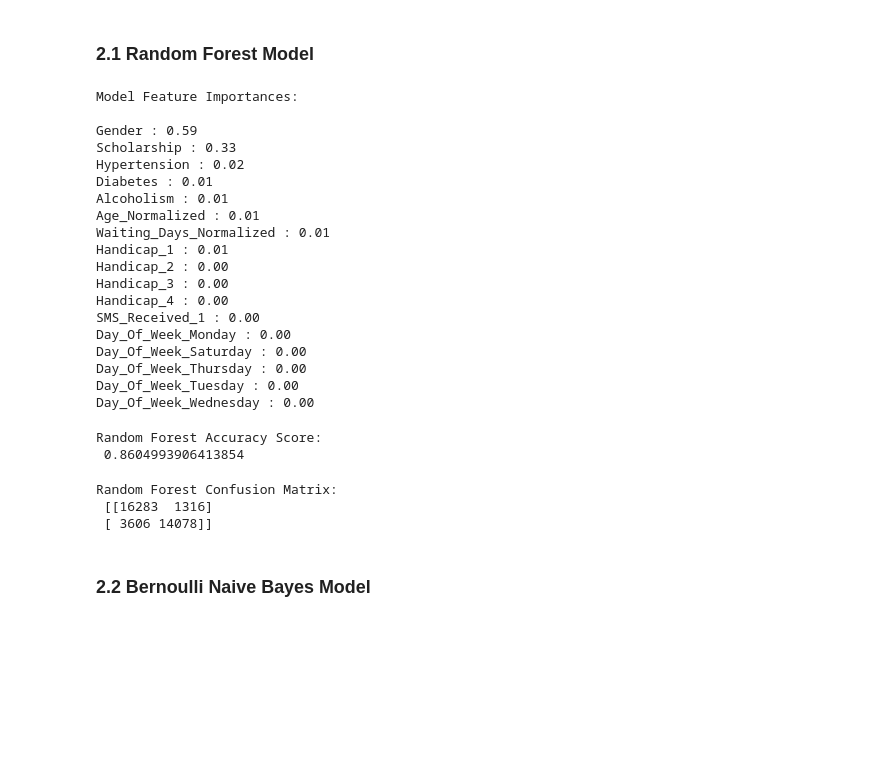
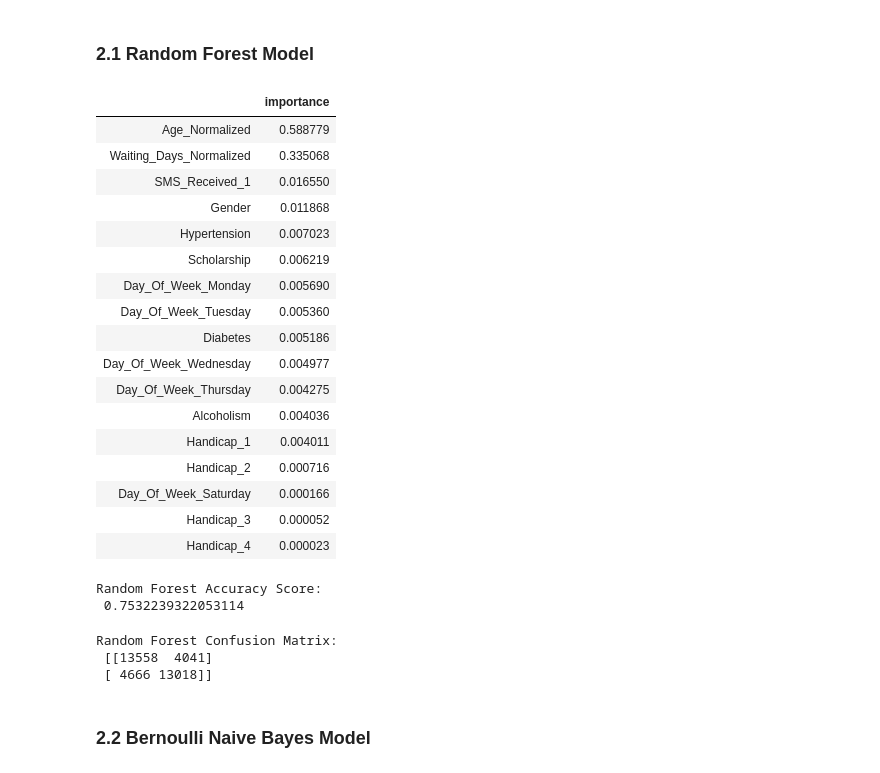
Before and after one commit to ironhack-datalabs/data-ber-10-19, a Jupyter notebook: module-3_projects/final-project/Medical_Appointments/Data_Modelling.ipynb, the cells around one changed output. Saved outputs shown, nothing was run; the diff lists cells and outputs as text; code cells hidden in the pictures; blank space fills up the shorter version.

```diff
--- a/module-3_projects/final-project/Medical_Appointments/Data_Modelling.ipynb
+++ b/module-3_projects/final-project/Medical_Appointments/Data_Modelling.ipynb
@@ -174,43 +174,43 @@ np.unique(y_test, return_counts=True)
 # %% [markdown]
 ### 2.1 Random Forest Model
 # %%
-rf_model = RandomForestClassifier(random_state=666, n_estimators=100).fit(X_train_resampled, y_train_resampled.ravel())
+rf_model = RandomForestClassifier(random_state=666, n_estimators=100).fit(X_train, y_train.ravel())
-# %%
-print("Model Feature Importances:\n")
-
-for name, importance in zip(X.columns, np.sort(rf_model.feature_importances_)[::-1]):
-    print(name,": {:.2f}".format(importance))
-# %% [output]
-Model Feature Importances:
-
-Gender : 0.59
-Scholarship : 0.33
-Hypertension : 0.02
-Diabetes : 0.01
-Alcoholism : 0.01
-Age_Normalized : 0.01
-Waiting_Days_Normalized : 0.01
-Handicap_1 : 0.01
-Handicap_2 : 0.00
-Handicap_3 : 0.00
-Handicap_4 : 0.00
-SMS_Received_1 : 0.00
-Day_Of_Week_Monday : 0.00
-Day_Of_Week_Saturday : 0.00
-Day_Of_Week_Thursday : 0.00
-Day_Of_Week_Tuesday : 0.00
-Day_Of_Week_Wednesday : 0.00
+# %%
+feature_importances = pd.DataFrame(rf_model.feature_importances_,
+                                   index = X_train.columns,
+                                   columns=['importance']).sort_values('importance', ascending=False)
+
+feature_importances
+# %% [output]
+|  | importance |
+| Age_Normalized | 0.588779 |
+| Waiting_Days_Normalized | 0.335068 |
+| SMS_Received_1 | 0.016550 |
+| Gender | 0.011868 |
+| Hypertension | 0.007023 |
+| Scholarship | 0.006219 |
+| Day_Of_Week_Monday | 0.005690 |
+| Day_Of_Week_Tuesday | 0.005360 |
+| Diabetes | 0.005186 |
+| Day_Of_Week_Wednesday | 0.004977 |
+| Day_Of_Week_Thursday | 0.004275 |
+| Alcoholism | 0.004036 |
+| Handicap_1 | 0.004011 |
+| Handicap_2 | 0.000716 |
+| Day_Of_Week_Saturday | 0.000166 |
+| Handicap_3 | 0.000052 |
+| Handicap_4 | 0.000023 |
 # %%
 print("Random Forest Accuracy Score: \n", rf_model.score(X_test, y_test))
 # %% [output]
 Random Forest Accuracy Score:
- 0.8604993906413854
+ 0.7532239322053114
 # %%
 print("Random Forest Confusion Matrix: \n", confusion_matrix(y_test,rf_model.predict(X_test)))
 # %% [output]
 Random Forest Confusion Matrix:
- [[16283  1316]
- [ 3606 14078]]
+ [[13558  4041]
+ [ 4666 13018]]
 # %% [markdown]
 ### 2.2 Bernoulli Naive Bayes Model
 # %%
```
Also changed, not shown: parts of 10 cells of this notebook, 8 other files.
